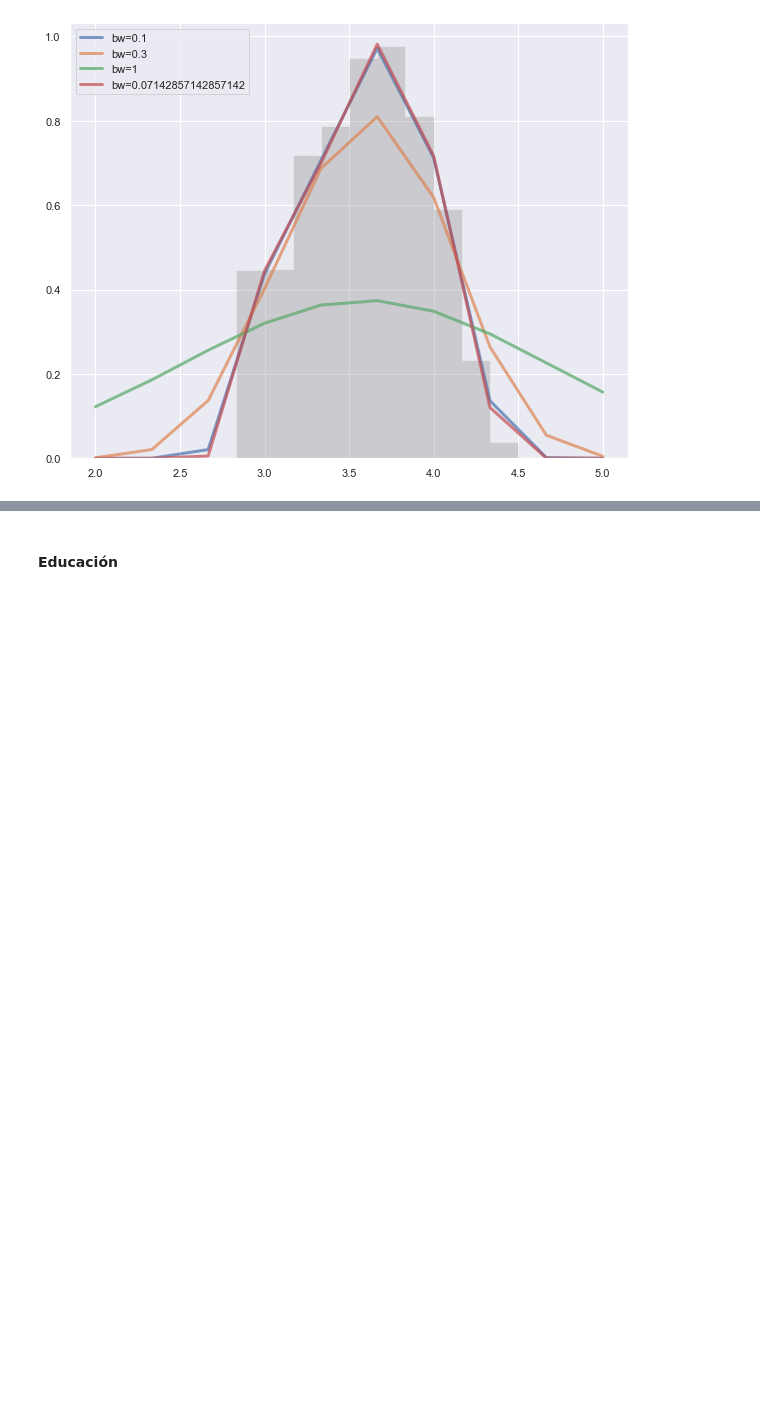
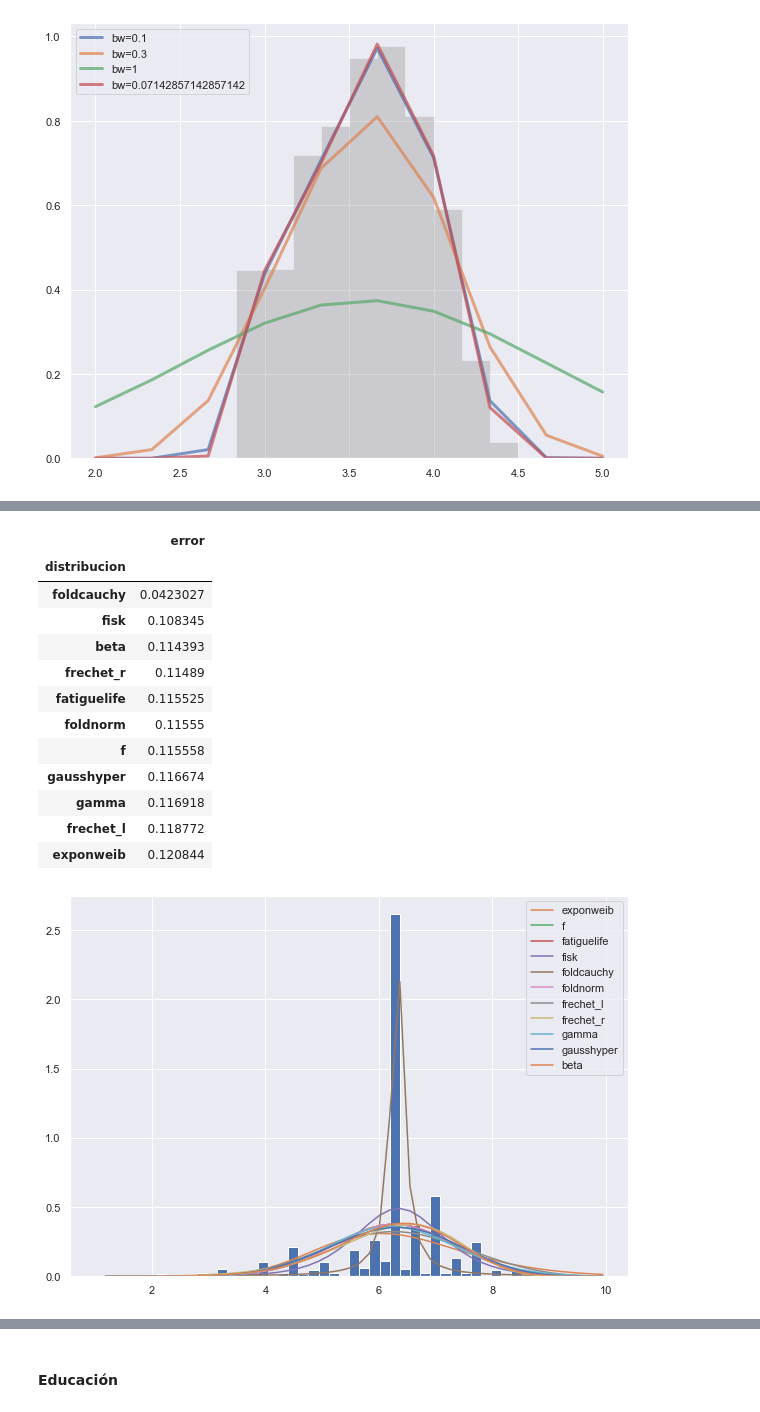
Before and after one commit to Tania-Bell/Proyecto_Modulo1, a Jupyter notebook: Proyecto_BellT_FloresA adult census.ipynb, the cells around one changed output, grey strips where cells are left out. Saved outputs shown, nothing was run; the diff lists cells and outputs as text; code cells hidden in the pictures; blank space fills up the shorter version.

```diff
--- a/Proyecto_BellT_FloresA adult census.ipynb
+++ b/Proyecto_BellT_FloresA adult census.ipynb
@@ -182,0 +332,17 @@ ax.legend(loc='upper left')
+# %%
+distribuciones(horas)
+# %% [output]
+|  | error |
+| distribucion |  |
+| foldcauchy | 0.0423027 |
+| fisk | 0.108345 |
+| beta | 0.114393 |
+| frechet_r | 0.11489 |
+| fatiguelife | 0.115525 |
+| foldnorm | 0.11555 |
+| f | 0.115558 |
+| gausshyper | 0.116674 |
+| gamma | 0.116918 |
+| frechet_l | 0.118772 |
+| exponweib | 0.120844 |
+[figure, added]
```
Also changed, not shown: parts of 28 cells of this notebook.
